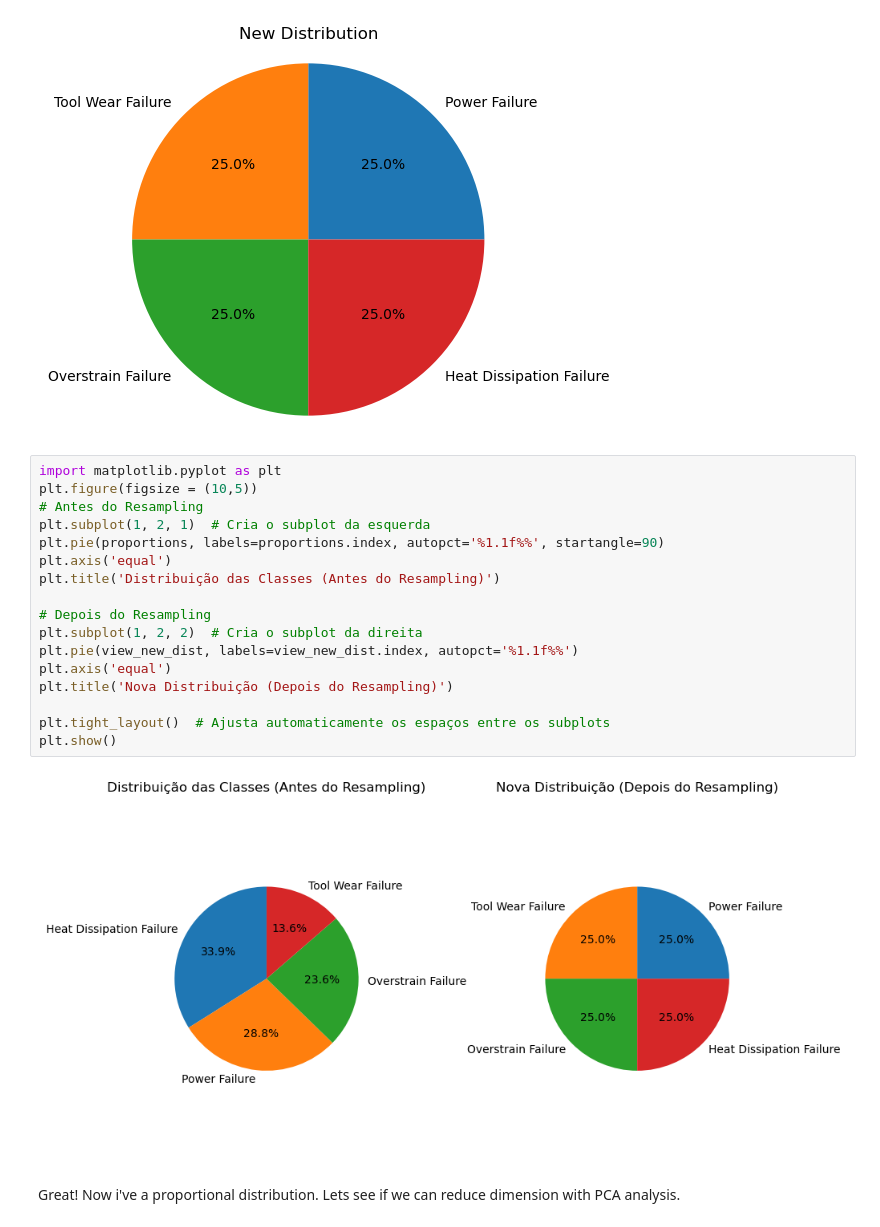
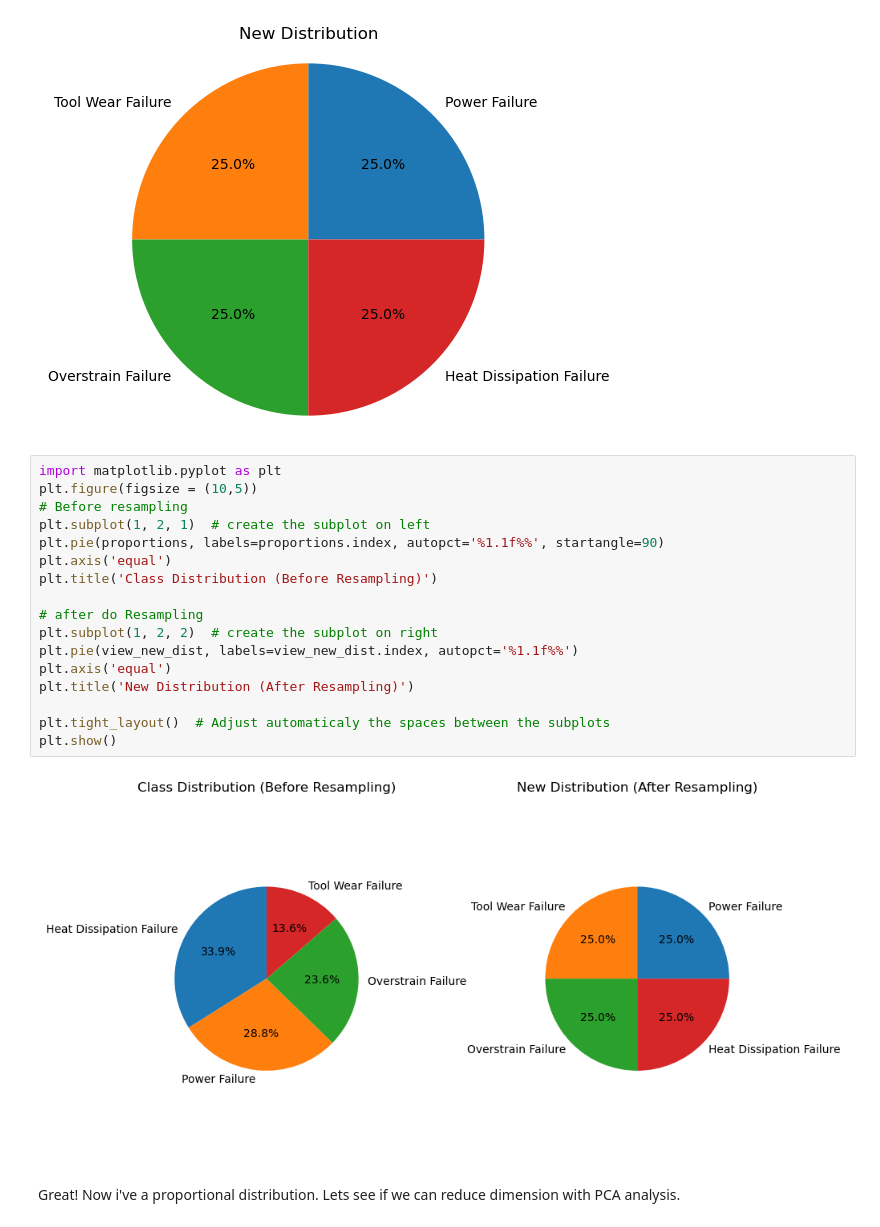
Before and after one commit to thales-vignoli/Failure-Classifier-to-Maintenance, a Jupyter notebook: predictive_maintenance.ipynb, the cells around one changed output. Cells and saved outputs as stored; diff of their text form.

```diff
--- a/predictive_maintenance.ipynb
+++ b/predictive_maintenance.ipynb
@@ -344,21 +347,21 @@ plt.axis('equal');
 # %%
 import matplotlib.pyplot as plt
 plt.figure(figsize = (10,5))
-# Antes do Resampling
-plt.subplot(1, 2, 1)  # Cria o subplot da esquerda
+# Before resampling
+plt.subplot(1, 2, 1)  # create the subplot on left
 plt.pie(proportions, labels=proportions.index, autopct='%1.1f%%', startangle=90)
 plt.axis('equal')
-plt.title('Distribuição das Classes (Antes do Resampling)')
+plt.title('Class Distribution (Before Resampling)')
 
-# Depois do Resampling
-plt.subplot(1, 2, 2)  # Cria o subplot da direita
+# after do Resampling
+plt.subplot(1, 2, 2)  # create the subplot on right
 plt.pie(view_new_dist, labels=view_new_dist.index, autopct='%1.1f%%')
 plt.axis('equal')
-plt.title('Nova Distribuição (Depois do Resampling)')
+plt.title('New Distribution (After Resampling)')
 
-plt.tight_layout()  # Ajusta automaticamente os espaços entre os subplots
+plt.tight_layout()  # Adjust automaticaly the spaces between the subplots
 plt.show()
 # %% [output]
-[figure, old version]
+[figure, new version]
 # %% [markdown]
 Great! Now i've a proportional distribution. Lets see if we can reduce dimension with PCA analysis.
```
Also changed, not shown: parts of 23 cells of this notebook.
